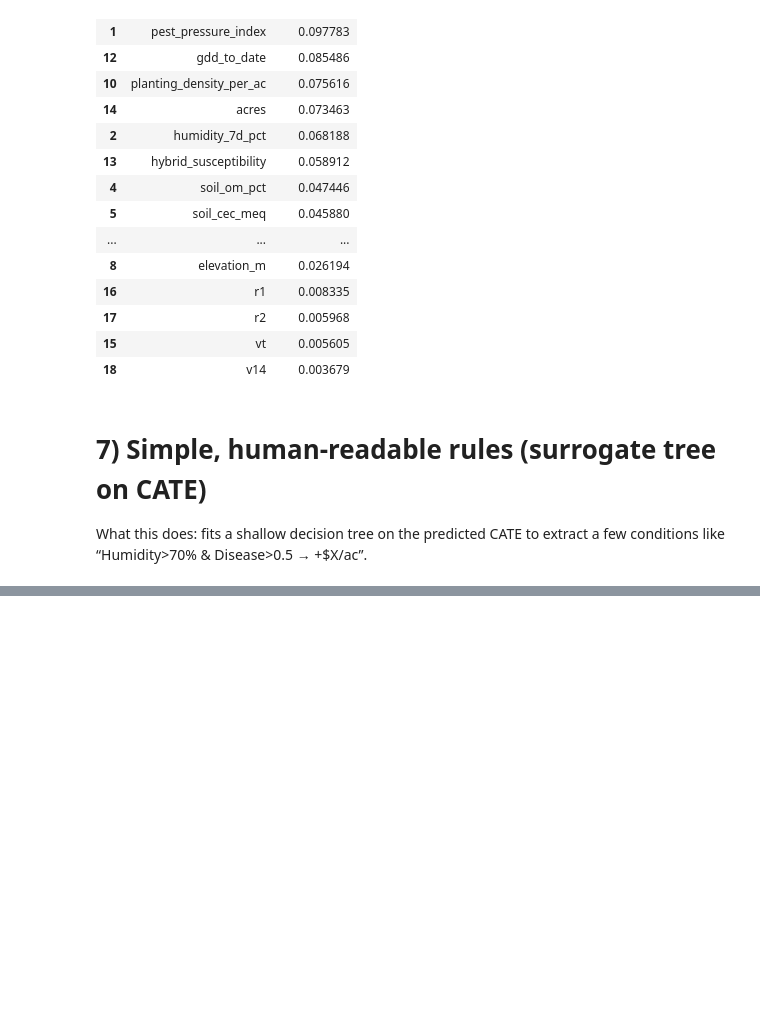
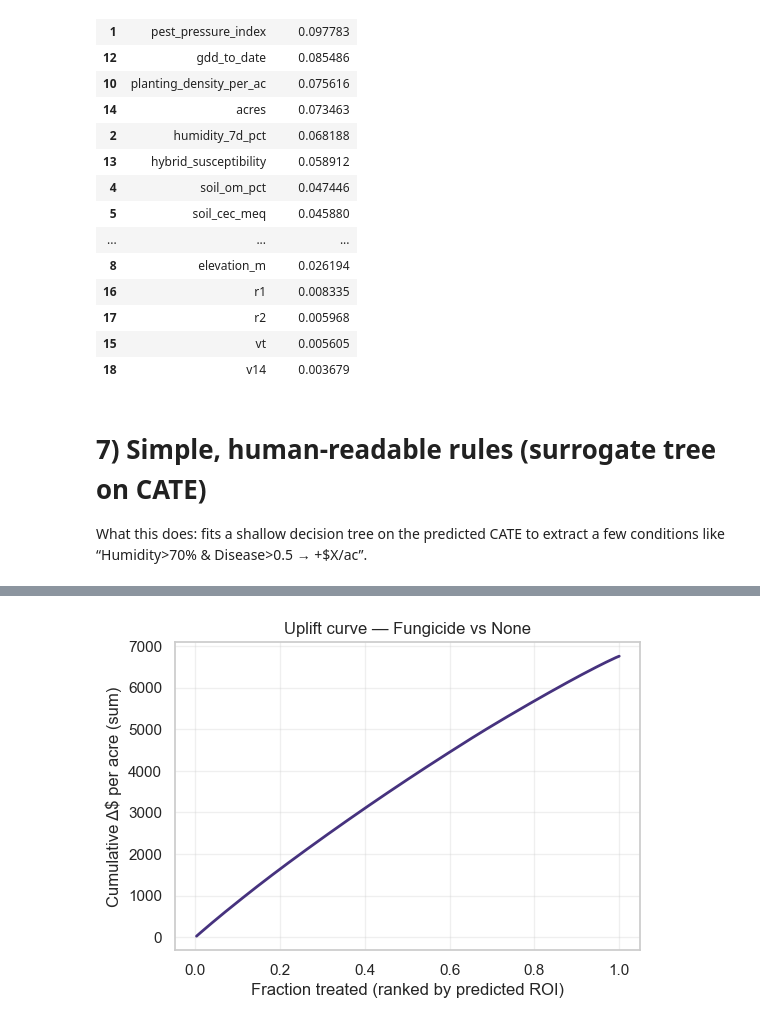
Before and after one commit to jwalluww/Portfolio_Projects, a Jupyter notebook: Quick_Hits/WIP_Farming_Dataset.ipynb, the cells around one changed output, grey strips where cells are left out. Cells and saved outputs as stored; diff of their text form; code cells hidden in the pictures; blank space fills up the shorter version.

```diff
--- a/Quick_Hits/WIP_Farming_Dataset.ipynb
+++ b/Quick_Hits/WIP_Farming_Dataset.ipynb
@@ -875,0 +913,16 @@ ValueError: A given column is not a column of the dataframe
+# %%
+# Example: fungicide uplift using mean predicted ROI
+df_f = arm_results["Fungicide"][["field_id","subfield_id","CATE_usd"]].copy()
+df_f = df_f.sort_values("CATE_usd", ascending=False).reset_index(drop=True)
+df_f["cum_gain"] = df_f["CATE_usd"].cumsum()
+df_f["treated_frac"] = (np.arange(len(df_f)) + 1) / len(df_f)
+
+plt.figure(figsize=(6,4))
+plt.plot(df_f["treated_frac"], df_f["cum_gain"], lw=2)
+plt.xlabel("Fraction treated (ranked by predicted ROI)")
+plt.ylabel("Cumulative Δ$ per acre (sum)")
+plt.title("Uplift curve — Fungicide vs None")
+plt.grid(True, alpha=0.3)
+plt.show()
+# %% [output]
+[figure, added]
```
Also changed, not shown: parts of 5 cells of this notebook.
